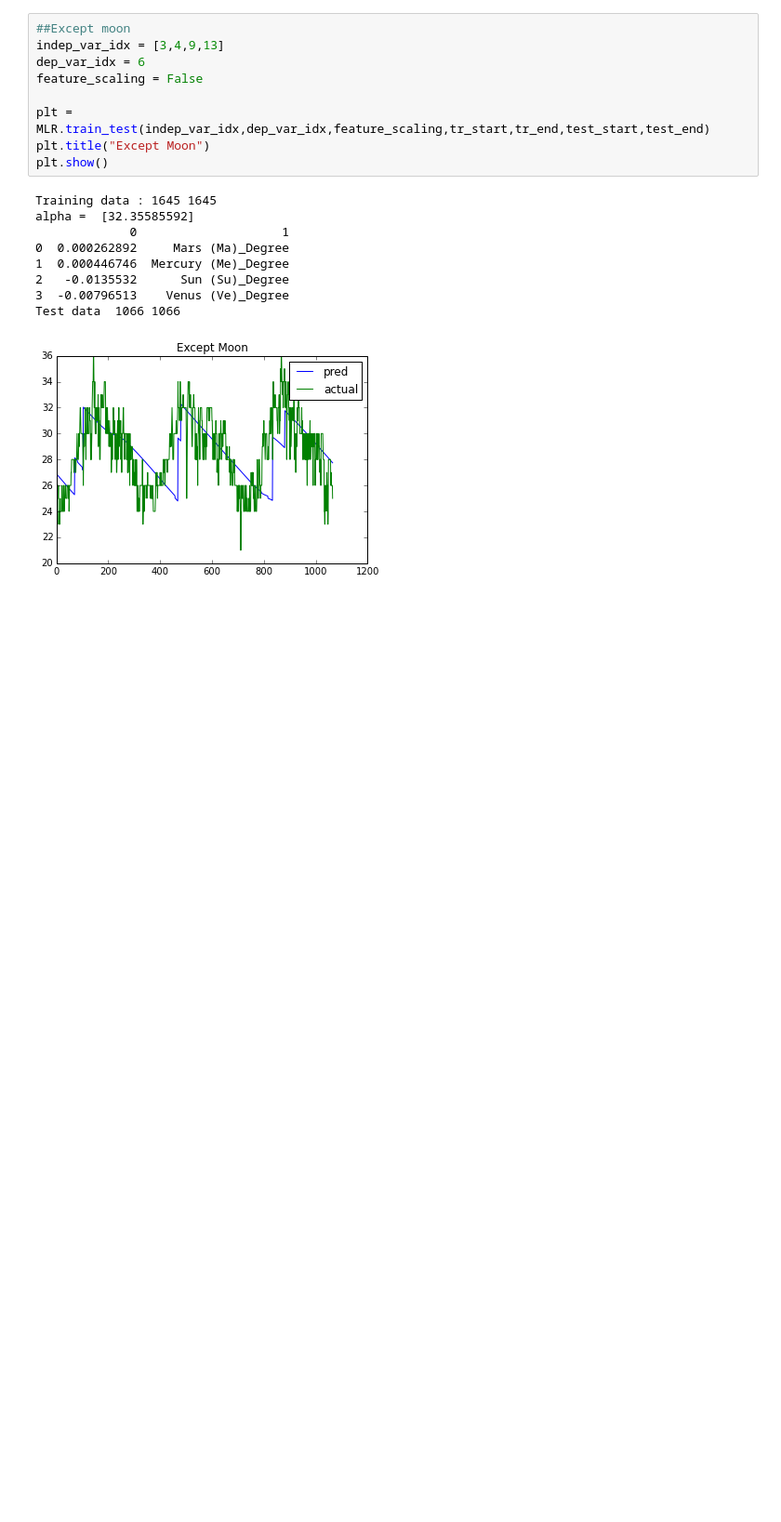
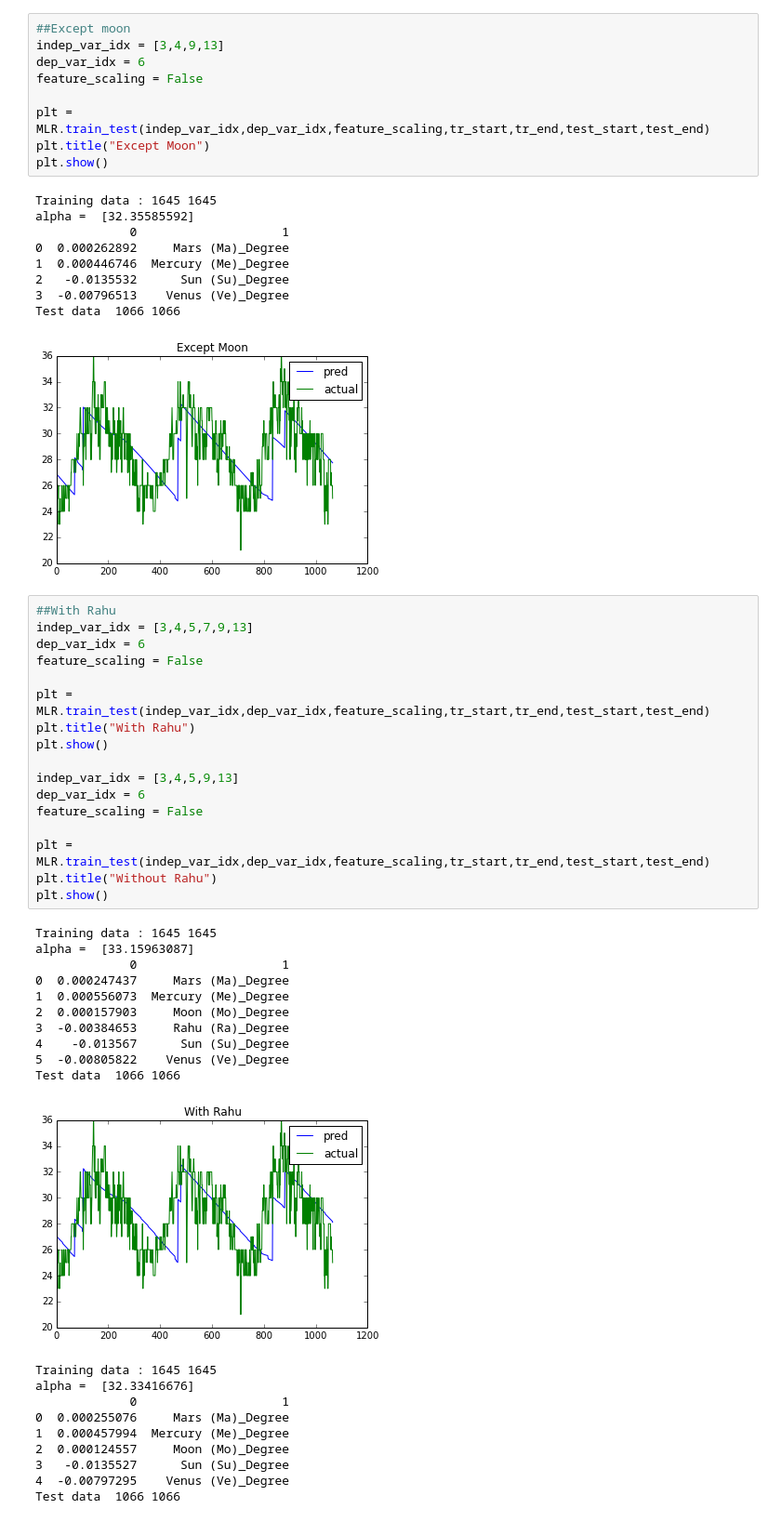
Before and after one commit to as641651/Engineering-ML, a Jupyter notebook: The_Time/Multiple_Linear_Regression.ipynb, the cells around one changed output. Shown: that part at 93% size. Drawn from its saved outputs; the diff is of its cells as text; blank space fills up the shorter version.

```diff
--- a/The_Time/Multiple_Linear_Regression.ipynb
+++ b/The_Time/Multiple_Linear_Regression.ipynb
@@ -464,3 +464,41 @@ alpha =  [32.35585592]
 3  -0.00796513    Venus (Ve)_Degree
 Test data  1066 1066
 [figure]
+# %%
+##With Rahu
+indep_var_idx = [3,4,5,7,9,13]
+dep_var_idx = 6
+feature_scaling = False
+
+plt = MLR.train_test(indep_var_idx,dep_var_idx,feature_scaling,tr_start,tr_end,test_start,test_end)
+plt.title("With Rahu")
+plt.show()
+
+indep_var_idx = [3,4,5,9,13]
+dep_var_idx = 6
+feature_scaling = False
+
+plt = MLR.train_test(indep_var_idx,dep_var_idx,feature_scaling,tr_start,tr_end,test_start,test_end)
+plt.title("Without Rahu")
+plt.show()
+# %% [output]
+Training data : 1645 1645
+alpha =  [33.15963087]
+             0                    1
+0  0.000247437     Mars (Ma)_Degree
+1  0.000556073  Mercury (Me)_Degree
+2  0.000157903     Moon (Mo)_Degree
+3  -0.00384653     Rahu (Ra)_Degree
+4    -0.013567      Sun (Su)_Degree
+5  -0.00805822    Venus (Ve)_Degree
+Test data  1066 1066
+[figure, added]
+Training data : 1645 1645
+alpha =  [32.33416676]
+             0                    1
+0  0.000255076     Mars (Ma)_Degree
+1  0.000457994  Mercury (Me)_Degree
+2  0.000124557     Moon (Mo)_Degree
+3   -0.0135527      Sun (Su)_Degree
+4  -0.00797295    Venus (Ve)_Degree
+Test data  1066 1066
```
Also changed, not shown: parts of 1 cell of this notebook, 3 other files.
